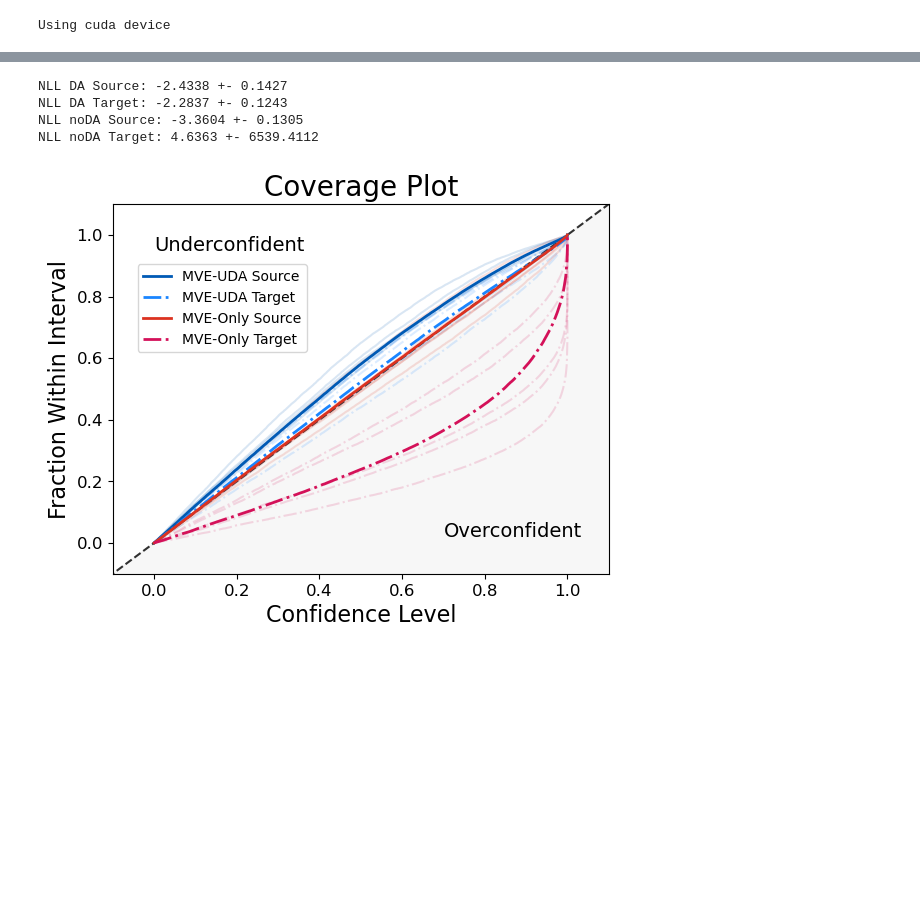
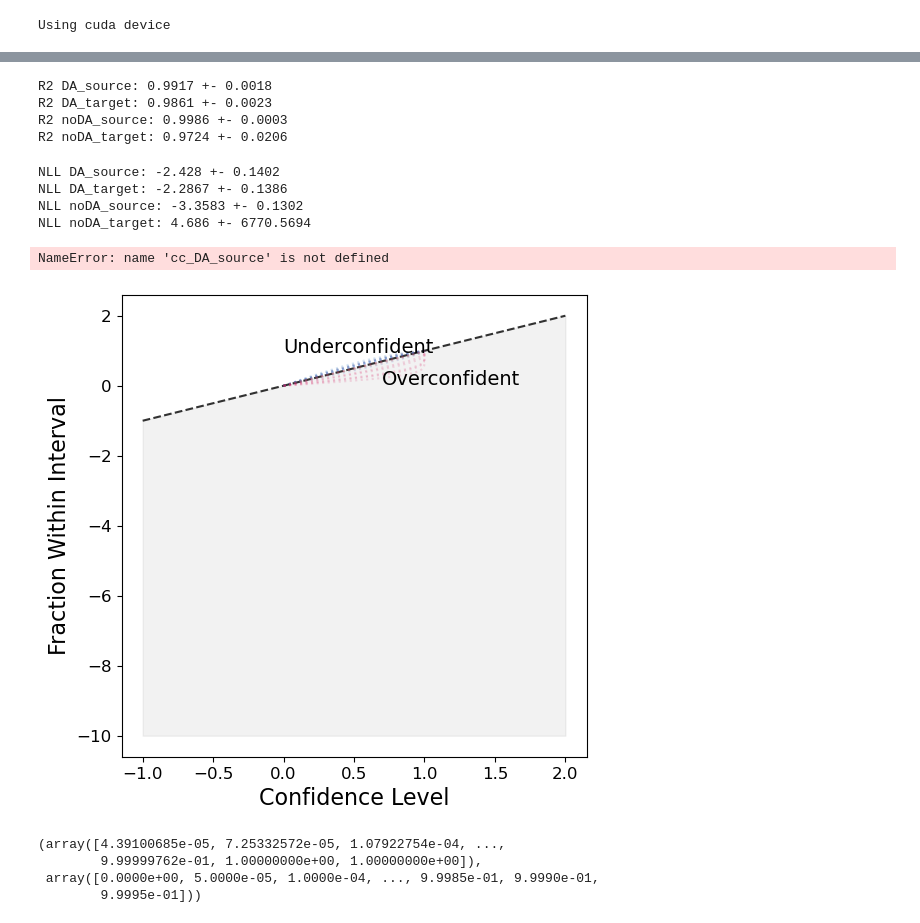
Before and after one commit to deepskies/DomainAdaptiveMVEforLensModeling, a Jupyter notebook: src/training/FinalPaperMVEv2/ModelVizUltimate.ipynb, the cells around one changed output, grey strips where cells are left out. Drawn from its saved outputs; the diff is of its cells as text; code cells hidden in the pictures; blank space fills up the shorter version.

Commit message:
model vis

```diff
--- a/src/training/FinalPaperMVEv2/ModelVizUltimate.ipynb
+++ b/src/training/FinalPaperMVEv2/ModelVizUltimate.ipynb
@@ -159,10 +154,0 @@ R2 noDA Target: 0.9727 +- 0.0206
-# %%
-print_score("NLL DA Source", nll_DA_source)
-print_score("NLL DA Target", nll_DA_target)
-print_score("NLL noDA Source", nll_noDA_source)
-print_score("NLL noDA Target", nll_noDA_target)
-# %% [output]
-NLL DA Source: -2.4338 +- 0.1427
-NLL DA Target: -2.2837 +- 0.1243
-NLL noDA Source: -3.3604 +- 0.1305
-NLL noDA Target: 4.6363 +- 6539.4112
@@ -169,31 +184,73 @@ NLL noDA Target: 4.6363 +- 6539.4112
+# %%
+for model_type, models in model_types.items():
+    for data_type, dataloader in dataloaders.items():
+        key = f"{model_type}_{data_type}"
+        print_score("R2 " + key, list(r2_scores[key].values()))
+# %% [output]
+R2 DA_source: 0.9917 +- 0.0018
+R2 DA_target: 0.9861 +- 0.0023
+R2 noDA_source: 0.9986 +- 0.0003
+R2 noDA_target: 0.9724 +- 0.0206
+# %%
+for model_type, models in model_types.items():
+    for data_type, dataloader in dataloaders.items():
+        key = f"{model_type}_{data_type}"
+        print_score("NLL " + key, list(nll_scores[key].values()))
+# %% [output]
+NLL DA_source: -2.428 +- 0.1402
+NLL DA_target: -2.2867 +- 0.1386
+NLL noDA_source: -3.3583 +- 0.1302
+NLL noDA_target: 4.686 +- 6770.5694
 # %%
-plt.title("Coverage Plot", fontsize = 20)
+#plt.title("Coverage Plot", fontsize = 20)
+plt.figure(figsize = (6, 6))
 plt.xlabel("Confidence Level", fontsize = 16)
 plt.ylabel("Fraction Within Interval", fontsize = 16)
 plt.annotate("Underconfident", xy = (0, 0.95), fontsize = 14)
 plt.annotate("Overconfident", xy = (0.7, 0.02), fontsize = 14)
 
-plt.fill_between([-1, 2], [-1, 2], y2 = -10, alpha = 0.03, color = 'k')
+plt.fill_between([-1, 2], [-1, 2], y2 = -10, alpha = 0.05, color = 'k')
 plt.plot([-1, 2], [-1, 2], color = "k", ls = "--", alpha = 0.8)
 
-for mod in lDA:
-    plt.plot(cc_DA_source[mod, 0], cc_DA_source[mod, 1], color = '#005AB5', alpha = 0.15)
-    plt.plot(cc_DA_target[mod, 0], cc_DA_target[mod, 1], color = '#1A85FF', alpha = 0.15, ls = "-.")
 
-for mod in lnoDA:
-    plt.plot(cc_noDA_source[mod, 0], cc_noDA_source[mod, 1], color = '#DC3220', alpha = 0.15)
-    plt.plot(cc_noDA_target[mod, 0], cc_noDA_target[mod, 1], color = '#D41159', alpha = 0.15, ls = "-.")
+color_opts = ['#005AB5', '#1A85FF', '#DC3220', '#D41159']
 
-plt.plot(cc_DA_source[:, 0].mean(axis = 0), cc_DA_source[mod, 1], lw = 2, label = "MVE-UDA Source", color = '#005AB5')
-plt.plot(cc_DA_target[:, 0].mean(axis = 0), cc_DA_target[mod, 1], lw = 2, label = "MVE-UDA Target", color = '#1A85FF', ls = "-.")
-plt.plot(cc_noDA_source[:, 0].mean(axis = 0), cc_noDA_source[mod, 1], lw = 2, label = "MVE-Only Source", color = '#DC3220')
-plt.plot(cc_noDA_target[:, 0].mean(axis = 0), cc_noDA_target[mod, 1], lw = 2, label = "MVE-Only Target", color = '#D41159',ls = "-.")
+ci = 0
+for model_type, models in model_types.items():
+    for data_type, dataloader in dataloaders.items():
+        key = f"{model_type}_{data_type}"
+
+        for imod in range(len(models)):
+            plt.plot(coverage_scores[key][imod][0], coverage_scores[key][imod][1], color = color_opts[ci], alpha = 0.15, ls = ":")
+
+        ci += 1
+
+# for mod in lDA:
+#     plt.plot(cc_DA_source[mod, 0], cc_DA_source[mod, 1], color = '#005AB5', alpha = 0.15)
+#     plt.plot(cc_DA_target[mod, 0], cc_DA_target[mod, 1], color = '#1A85FF', alpha = 0.15, ls = ":")
+
+# for mod in lnoDA:
+#     plt.plot(cc_noDA_source[mod, 0], cc_noDA_source[mod, 1], color = '#DC3220', alpha = 0.15)
+#     plt.plot(cc_noDA_target[mod, 0], cc_noDA_target[mod, 1], color = '#D41159', alpha = 0.15, ls = ":")
+
+# plt.plot(cc_DA_source[:, 0].mean(axis = 0), cc_DA_source[mod, 1], lw = 2, label = "MVE-UDA Source", color = '#005AB5')
+# plt.plot(cc_DA_target[:, 0].mean(axis = 0), cc_DA_target[mod, 1], lw = 2, label = "MVE-UDA Target", color = '#1A85FF', ls = ":")
+# plt.plot(cc_noDA_source[:, 0].mean(axis = 0), cc_noDA_source[mod, 1], lw = 2, label = "MVE-Only Source", color = '#DC3220')
+# plt.plot(cc_noDA_target[:, 0].mean(axis = 0), cc_noDA_target[mod, 1], lw = 2, label = "MVE-Only Target", color = '#D41159',ls = ":")
 
 
 plt.legend(fontsize = 10, loc = (0.05, 0.6))
 plt.xlim(-0.1, 1.1)
 plt.ylim(-0.1, 1.1)
 
-plt.savefig("figures/coverage.png", bbox_inches = 'tight', dpi = 400)
+#plt.savefig("figures/coverage.png", bbox_inches = 'tight', dpi = 400)
 # %% [output]
+NameError: name 'cc_DA_source' is not defined
-[figure, old version]
+[figure, new version]
+# %%
+coverage_scores['DA_source'][0]
+# %% [output]
+(array([4.39100685e-05, 7.25332572e-05, 1.07922754e-04, ...,
+        9.99999762e-01, 1.00000000e+00, 1.00000000e+00]),
+ array([0.0000e+00, 5.0000e-05, 1.0000e-04, ..., 9.9985e-01, 9.9990e-01,
+        9.9995e-01]))
```
Also changed, not shown: parts of 12 cells of this notebook, 1 other file.
